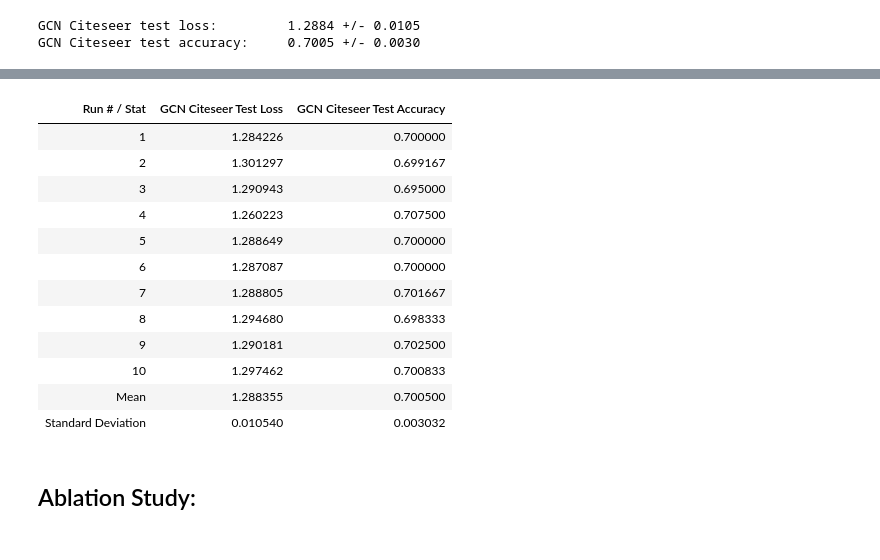
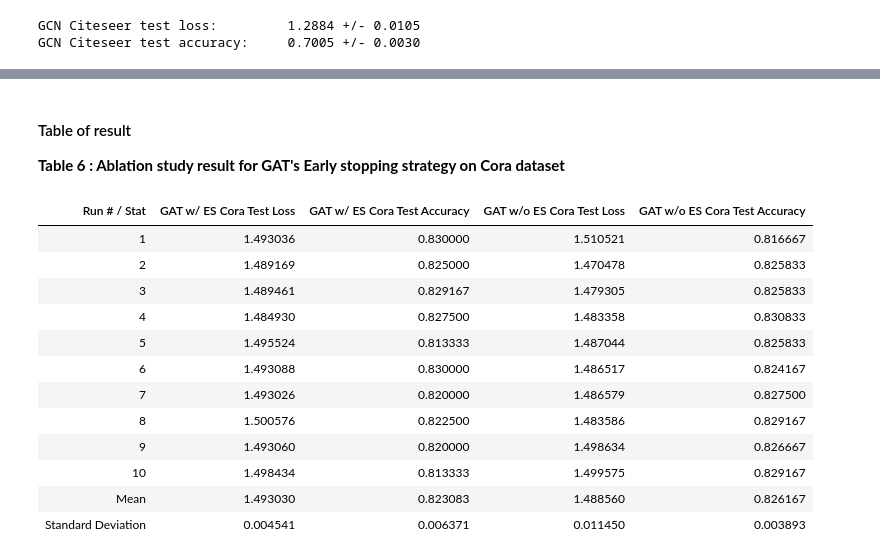
Before and after one commit to ranranrunforit/Reproducibility-Project, a Jupyter notebook: DL4H_Team_33_draft_cz78.ipynb, the cells around one changed output, grey strips where cells are left out. Saved outputs shown, nothing was run; the diff lists cells and outputs as text; code cells hidden in the pictures.

```diff
--- a/DL4H_Team_33_draft_cz78.ipynb
+++ b/DL4H_Team_33_draft_cz78.ipynb
@@ -1326,9 +1394,9 @@ def evaluate(model, batch_loader):
 # %%
 # demonstrate evaluate function on PPI, the load model is the best model
 state = torch.load('GAT_PPI')
-model.load_state_dict(state['model_state_dict'])
+GAT_ppi.load_state_dict(state['model_state_dict'])
 
-evaluate(model, test_loader)
+evaluate(GAT_ppi, test_loader)
 # %% [output]
 (0.057982299476861954, 0.9765520691871643)
 # %% [markdown]
@@ -2054,0 +2249,2 @@ acc_gcn_citeseer.append(acc_std_gcn_citeseer)
+# %%
+losses_cora_early, scores_cora_early, loss_std_cora_early, loss_mean_cora_early, score_std_cora_early, score_mean_cora_early = run_ablation_study(GAT_cora, args_early_stop, 10)
@@ -2054,0 +2296,2 @@ acc_gcn_citeseer.append(acc_std_gcn_citeseer)
+# %%
+losses_cora_non_early, scores_cora_non_early, loss_std_cora_non_early, loss_mean_cora_non_early, score_std_cora_non_early, score_mean_cora_non_early = run_ablation_study(GAT_cora, args_non_early_stop, 10)
@@ -2055,25 +2316,46 @@ acc_gcn_citeseer.append(acc_std_gcn_citeseer)
+# %%
+losses_cora_non_early = np.append(losses_cora_non_early, loss_mean_cora_non_early)
+losses_cora_non_early = np.append(losses_cora_non_early, loss_std_cora_non_early)
+
+scores_cora_non_early = np.append(scores_cora_non_early, score_mean_cora_non_early)
+scores_cora_non_early = np.append(scores_cora_non_early, score_std_cora_non_early)
+
+losses_cora_early = np.append(losses_cora_early, loss_mean_cora_early)
+losses_cora_early = np.append(losses_cora_early, loss_std_cora_early)
+
+scores_cora_early = np.append(scores_cora_early, score_mean_cora_early)
+scores_cora_early = np.append(scores_cora_early, score_std_cora_early)
+
+# losses_cora_non_early = losses_cora_non_early[:10]
+# scores_cora_non_early = scores_cora_non_early[:10]
+# losses_cora_early = losses_cora_early[:10]
+# scores_cora_early = scores_cora_early[:10]
+# %% [markdown]
+####  Table of result
+
+**Table 6 : Ablation study result for GAT's Early stopping strategy on Cora dataset**
 # %%
 from IPython.display import display, HTML
 import pandas as pd
 
-df_gcn_gat_citeseer = pd.DataFrame({'Run # / Stat' : [1, 2, 3, 4, 5, 6, 7, 8, 9, 10, 'Mean', 'Standard Deviation'],
-                   'GCN Citeseer Test Loss' : loss_gcn_citeseer ,
-                   'GCN Citeseer Test Accuracy' : acc_gcn_citeseer})
+df_cora_early = pd.DataFrame({'Run # / Stat' : [1, 2, 3, 4, 5, 6, 7, 8, 9, 10, 'Mean', 'Standard Deviation'],
+                  'GAT w/ ES Cora Test Loss' : losses_cora_early ,
+                  'GAT w/ ES Cora Test Accuracy' : scores_cora_early,
+                  'GAT w/o ES Cora Test Loss' : losses_cora_non_early,
+                  'GAT w/o ES Cora Test Accuracy' : scores_cora_non_early})
 #display(df)
-display(HTML(df_gcn_gat_citeseer.to_html(index=False)))
+display(HTML(df_cora_early.to_html(index=False)))
 # %% [output]
-| Run # / Stat | GCN Citeseer Test Loss | GCN Citeseer Test Accuracy |
-| 1 | 1.284226 | 0.700000 |
-| 2 | 1.301297 | 0.699167 |
-| 3 | 1.290943 | 0.695000 |
-| 4 | 1.260223 | 0.707500 |
-| 5 | 1.288649 | 0.700000 |
-| 6 | 1.287087 | 0.700000 |
-| 7 | 1.288805 | 0.701667 |
-| 8 | 1.294680 | 0.698333 |
-| 9 | 1.290181 | 0.702500 |
-| 10 | 1.297462 | 0.700833 |
-| Mean | 1.288355 | 0.700500 |
-| Standard Deviation | 0.010540 | 0.003032 |
+| Run # / Stat | GAT w/ ES Cora Test Loss | GAT w/ ES Cora Test Accuracy | GAT w/o ES Cora Test Loss | GAT w/o ES Cora Test Accuracy |
+| 1 | 1.493036 | 0.830000 | 1.510521 | 0.816667 |
+| 2 | 1.489169 | 0.825000 | 1.470478 | 0.825833 |
+| 3 | 1.489461 | 0.829167 | 1.479305 | 0.825833 |
+| 4 | 1.484930 | 0.827500 | 1.483358 | 0.830833 |
+| 5 | 1.495524 | 0.813333 | 1.487044 | 0.825833 |
+| 6 | 1.493088 | 0.830000 | 1.486517 | 0.824167 |
+| 7 | 1.493026 | 0.820000 | 1.486579 | 0.827500 |
+| 8 | 1.500576 | 0.822500 | 1.483586 | 0.829167 |
+| 9 | 1.493060 | 0.820000 | 1.498634 | 0.826667 |
+| 10 | 1.498434 | 0.813333 | 1.499575 | 0.829167 |
+| Mean | 1.493030 | 0.823083 | 1.488560 | 0.826167 |
+| Standard Deviation | 0.004541 | 0.006371 | 0.011450 | 0.003893 |
-# %% [markdown]
-##  Ablation Study:
```
Also changed, not shown: parts of 76 cells of this notebook.
